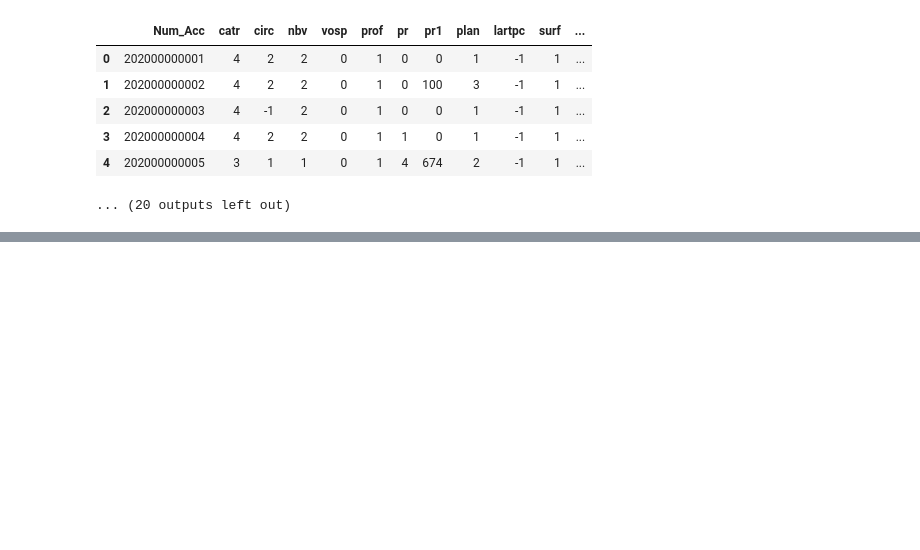
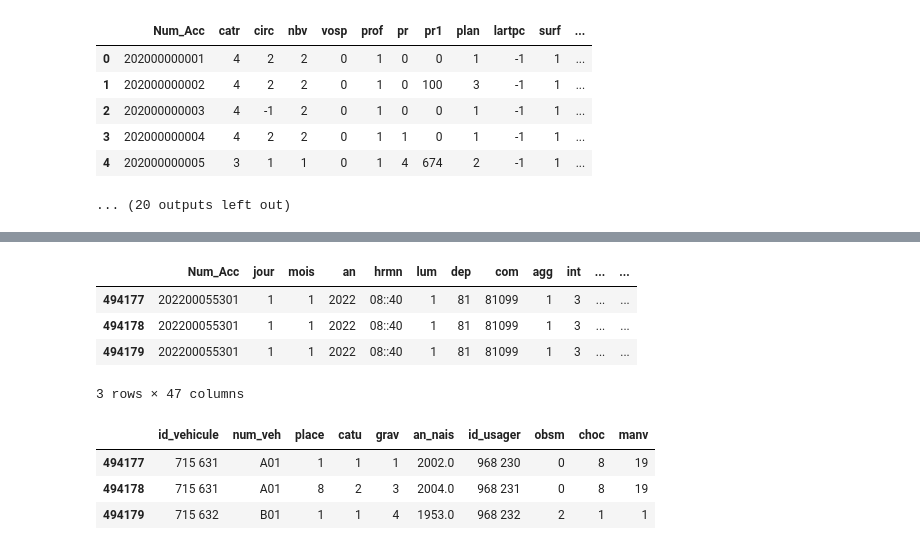
Before and after one commit to remithiney/Projet_Accidentologie, a Jupyter notebook: notebooks/preprocessing.ipynb, the cells around one changed output, grey strips where cells are left out. Saved outputs shown, nothing was run; the diff lists cells and outputs as text; code cells hidden in the pictures; blank space fills up the shorter version.

```diff
--- a/notebooks/preprocessing.ipynb
+++ b/notebooks/preprocessing.ipynb
@@ -532,0 +516,21 @@ dtype: object
+# %%
+# observer un exemple
+df = final_merged_df[final_merged_df['Num_Acc'] == 202200055301]
+display(df)
+# voir les différences
+differing_columns = df.loc[:, df.nunique() > 1]
+
+if not differing_columns.empty:
+    display(differing_columns)
+else:
+    print(f"Pas de diff pour {differing_columns}.")
+# %% [output]
+|  | Num_Acc | jour | mois | an | hrmn | lum | dep | com | agg | int | ... | ... |
+| 494177 | 202200055301 | 1 | 1 | 2022 | 08::40 | 1 | 81 | 81099 | 1 | 3 | ... | ... |
+| 494178 | 202200055301 | 1 | 1 | 2022 | 08::40 | 1 | 81 | 81099 | 1 | 3 | ... | ... |
+| 494179 | 202200055301 | 1 | 1 | 2022 | 08::40 | 1 | 81 | 81099 | 1 | 3 | ... | ... |
+3 rows × 47 columns
+|  | id_vehicule | num_veh | place | catu | grav | an_nais | id_usager | obsm | choc | manv |
+| 494177 | 715 631 | A01 | 1 | 1 | 1 | 2002.0 | 968 230 | 0 | 8 | 19 |
+| 494178 | 715 631 | A01 | 8 | 2 | 3 | 2004.0 | 968 231 | 0 | 8 | 19 |
+| 494179 | 715 632 | B01 | 1 | 1 | 4 | 1953.0 | 968 232 | 2 | 1 | 1 |
```
Also changed, not shown: parts of 15 cells of this notebook.
